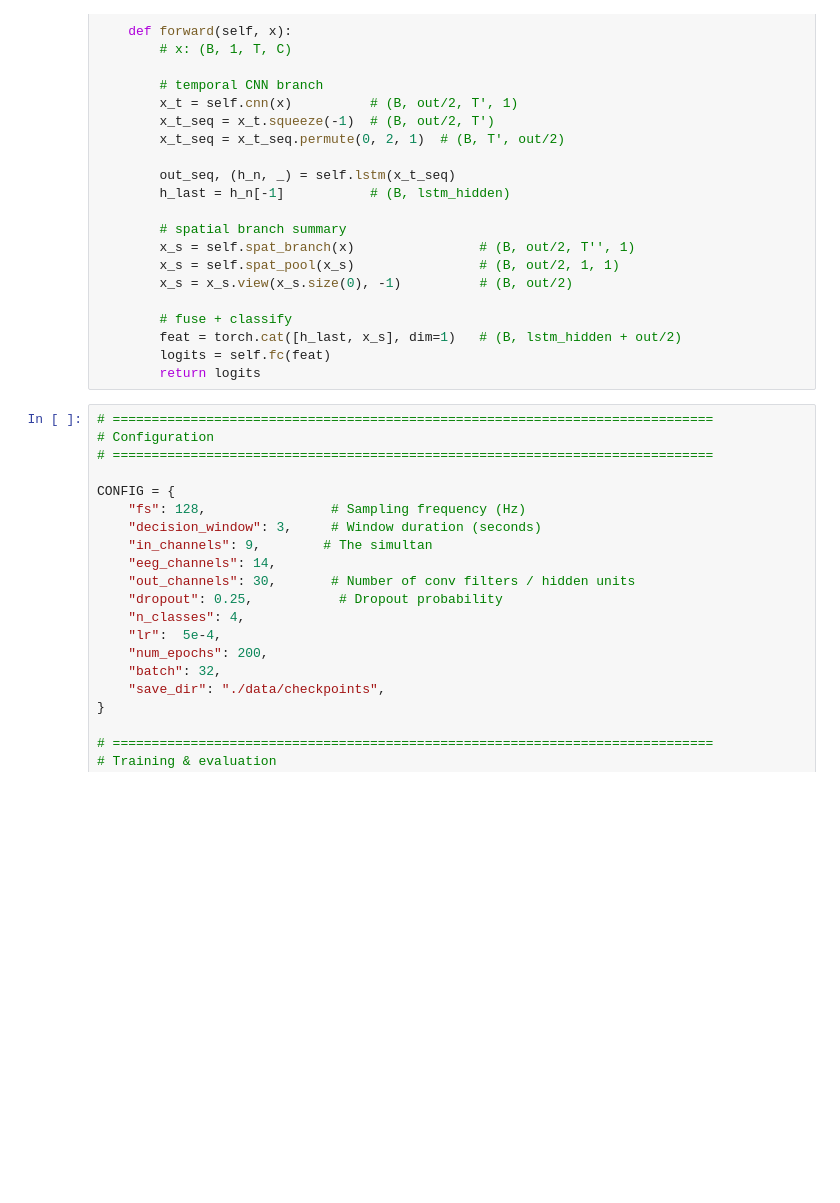
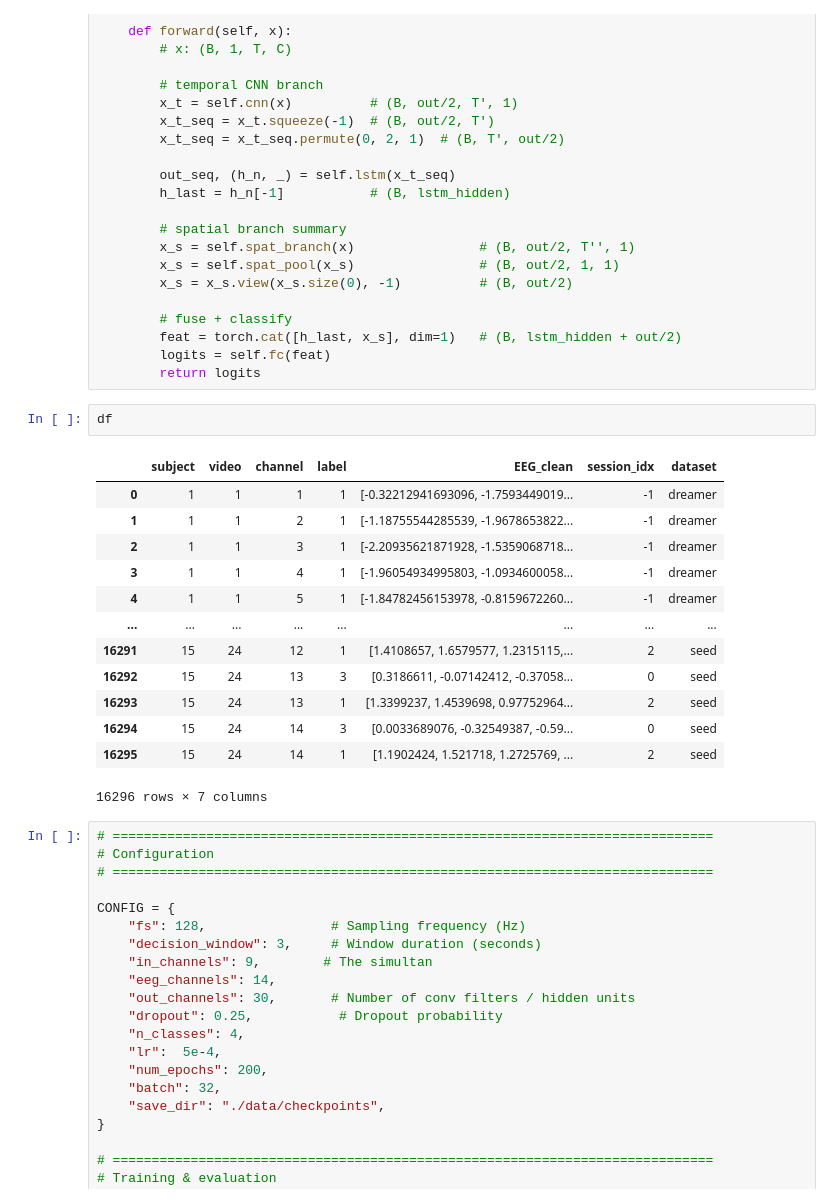
Before and after one commit to Jarvis2030/Emotion-Recognition-Using-CNN-SNN-Hybrid, a Jupyter notebook: SNN_training.ipynb, the cells around one changed output. Drawn from its saved outputs; the diff is of its cells as text; blank space fills up the shorter version.

```diff
--- a/SNN_training.ipynb
+++ b/SNN_training.ipynb
@@ -159,6 +159,22 @@ class EEG2DCNN_LSTM_temporal(nn.Module):
         feat = torch.cat([h_last, x_s], dim=1)   # (B, lstm_hidden + out/2)
         logits = self.fc(feat)
         return logits
+# %%
+df
+# %% [output]
+|  | subject | video | channel | label | EEG_clean | session_idx | dataset |
+| 0 | 1 | 1 | 1 | 1 | [-0.32212941693096, -1.7593449019... | -1 | dreamer |
+| 1 | 1 | 1 | 2 | 1 | [-1.18755544285539, -1.9678653822... | -1 | dreamer |
+| 2 | 1 | 1 | 3 | 1 | [-2.20935621871928, -1.5359068718... | -1 | dreamer |
+| 3 | 1 | 1 | 4 | 1 | [-1.96054934995803, -1.0934600058... | -1 | dreamer |
+| 4 | 1 | 1 | 5 | 1 | [-1.84782456153978, -0.8159672260... | -1 | dreamer |
+| ... | ... | ... | ... | ... | ... | ... | ... |
+| 16291 | 15 | 24 | 12 | 1 | [1.4108657, 1.6579577, 1.2315115,... | 2 | seed |
+| 16292 | 15 | 24 | 13 | 3 | [0.3186611, -0.07142412, -0.37058... | 0 | seed |
+| 16293 | 15 | 24 | 13 | 1 | [1.3399237, 1.4539698, 0.97752964... | 2 | seed |
+| 16294 | 15 | 24 | 14 | 3 | [0.0033689076, -0.32549387, -0.59... | 0 | seed |
+| 16295 | 15 | 24 | 14 | 1 | [1.1902424, 1.521718, 1.2725769, ... | 2 | seed |
+16296 rows × 7 columns
 # %%
 # =============================================================================
 # Configuration
```
Also changed, not shown: 4 other files.
